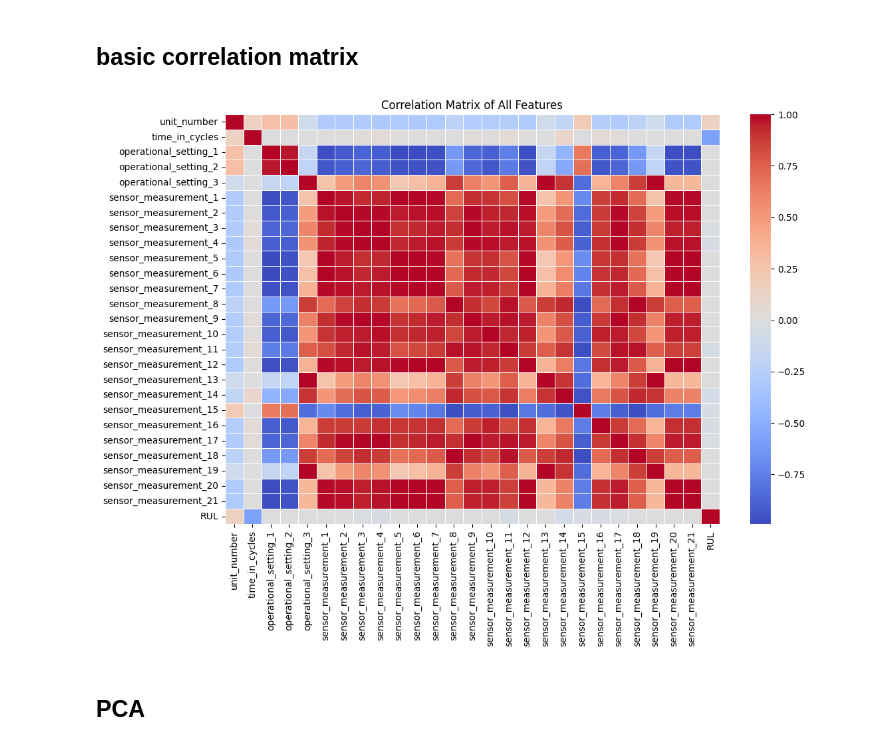
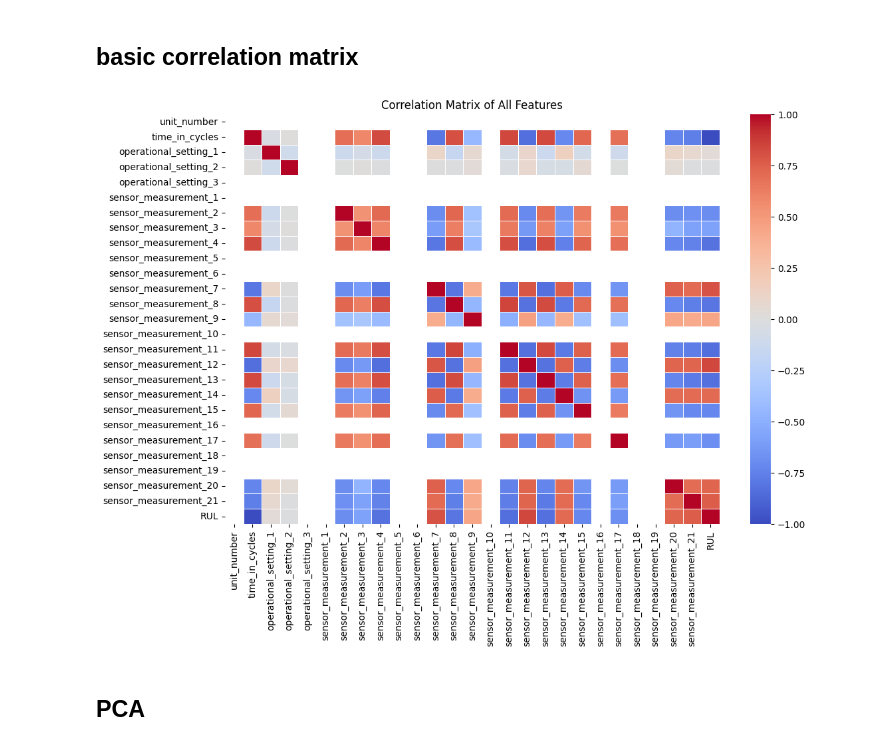
Before and after one commit to fritzhaas/failure-prediction-cmapss, a Jupyter notebook: visualization.ipynb, the cells around one changed output. Drawn from its saved outputs; the diff is of its cells as text; code cells hidden in the pictures.

Commit message:
minor bug fix within corr matrix and pca

```diff
--- a/visualization.ipynb
+++ b/visualization.ipynb
@@ -121,13 +121,14 @@ plt.show()
 # %% [markdown]
 ## basic correlation matrix
 # %%
-corr_matrix = df_train.corr()
+# df_unit = df_train[df_train["unit_number"] == unit_id] # for sure, this is based on individual data
+corr_matrix =  df_train[df_train["unit_number"] == unit_id].corr()
 plt.figure(figsize=(12, 8))
 sns.heatmap(corr_matrix, annot=False, cmap="coolwarm", linewidths=0.5)
 plt.title("Correlation Matrix of All Features")
 plt.show()
 # %% [output]
-[figure, old version]
+[figure, new version]
 # %% [markdown]
 ## PCA
 # %%
```
Also changed, not shown: parts of 1 cell of this notebook.
